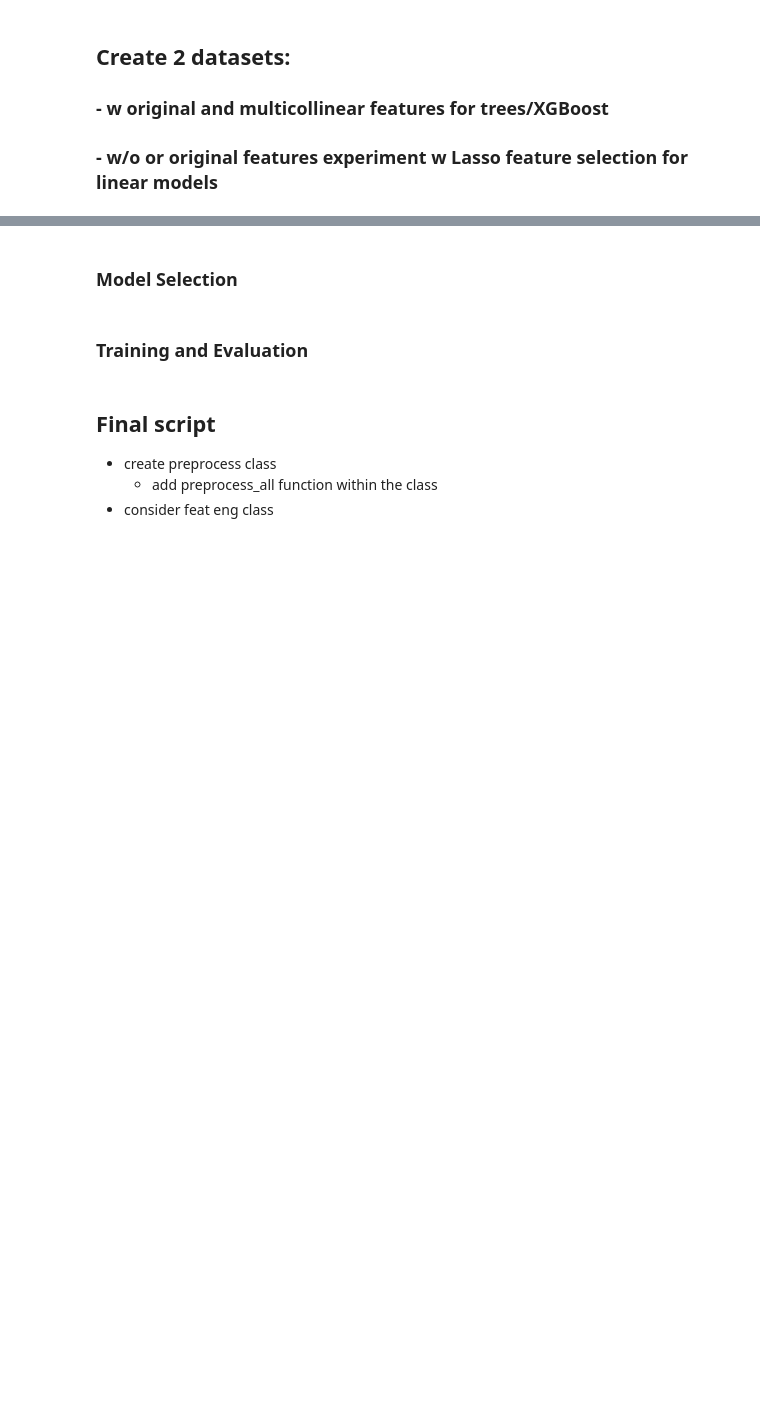
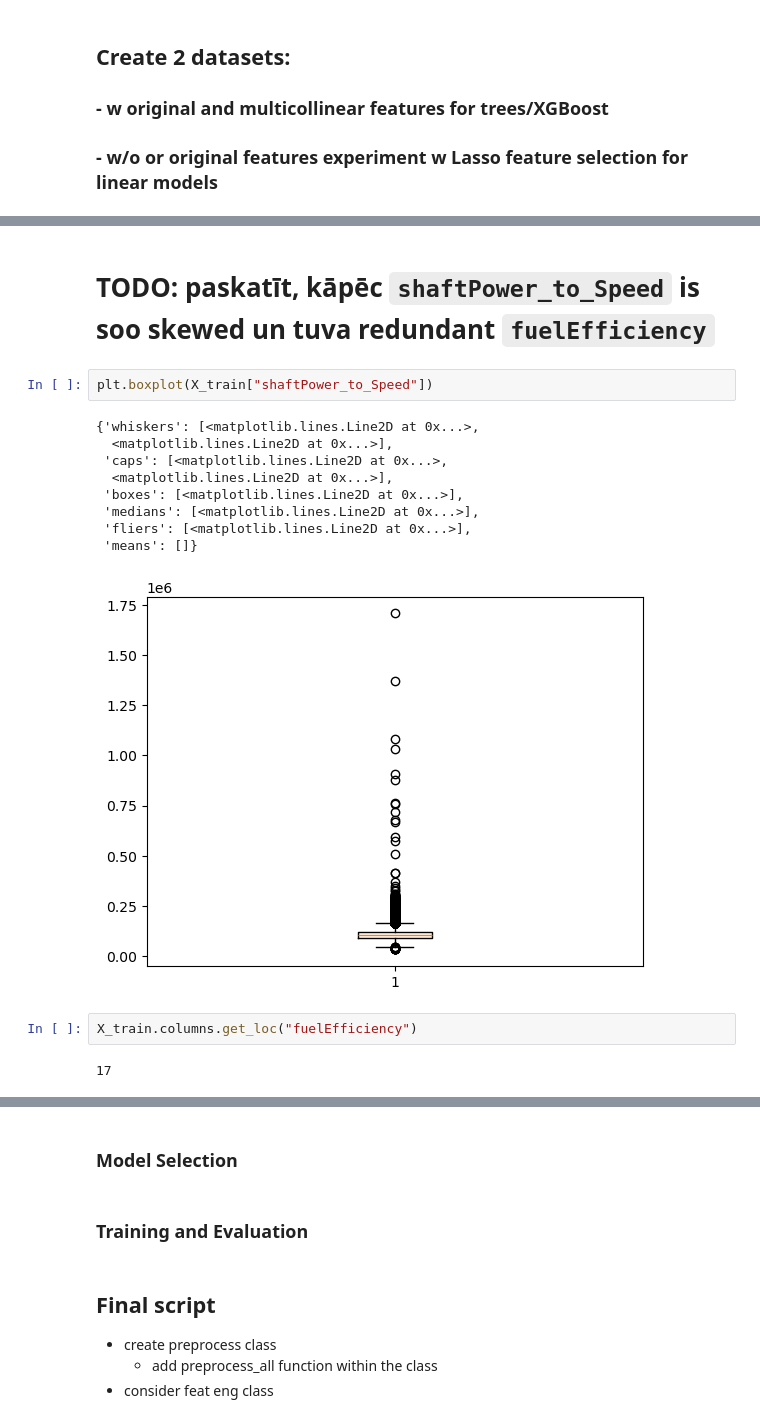
Before and after one commit to ButrosV/ship_prop_model, a Jupyter notebook: scripts/ship_hw_scratchpad.ipynb, the cells around one changed output, grey strips where cells are left out. Cells and saved outputs as stored; diff of their text form; blank space fills up the shorter version.

```diff
--- a/scripts/ship_hw_scratchpad.ipynb
+++ b/scripts/ship_hw_scratchpad.ipynb
@@ -755,0 +672,18 @@ Index(['latitude', 'longitude', 'speedOverGround', 'draught', 'heading',
+# %% [markdown]
+# TODO: paskatīt, kāpēc `shaftPower_to_Speed` is soo skewed un tuva redundant `fuelEfficiency`
+# %%
+plt.boxplot(X_train["shaftPower_to_Speed"])
+# %% [output]
+{'whiskers': [<matplotlib.lines.Line2D at 0x...>,
+  <matplotlib.lines.Line2D at 0x...>],
+ 'caps': [<matplotlib.lines.Line2D at 0x...>,
+  <matplotlib.lines.Line2D at 0x...>],
+ 'boxes': [<matplotlib.lines.Line2D at 0x...>],
+ 'medians': [<matplotlib.lines.Line2D at 0x...>],
+ 'fliers': [<matplotlib.lines.Line2D at 0x...>],
+ 'means': []}
+[figure, added]
+# %%
+X_train.columns.get_loc("fuelEfficiency")
+# %% [output]
+17
```
Also changed, not shown: parts of 28 cells of this notebook, 1 other file.
